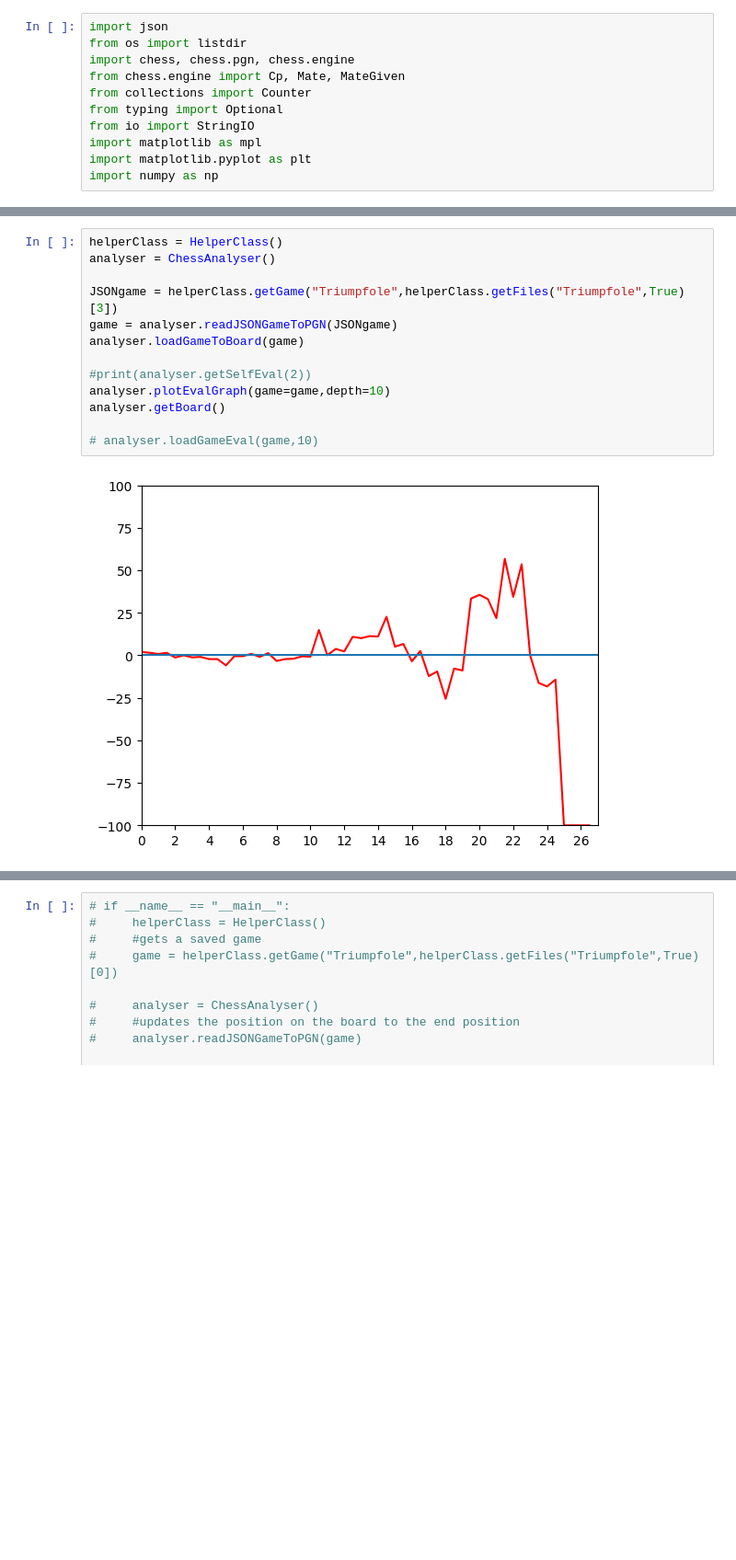
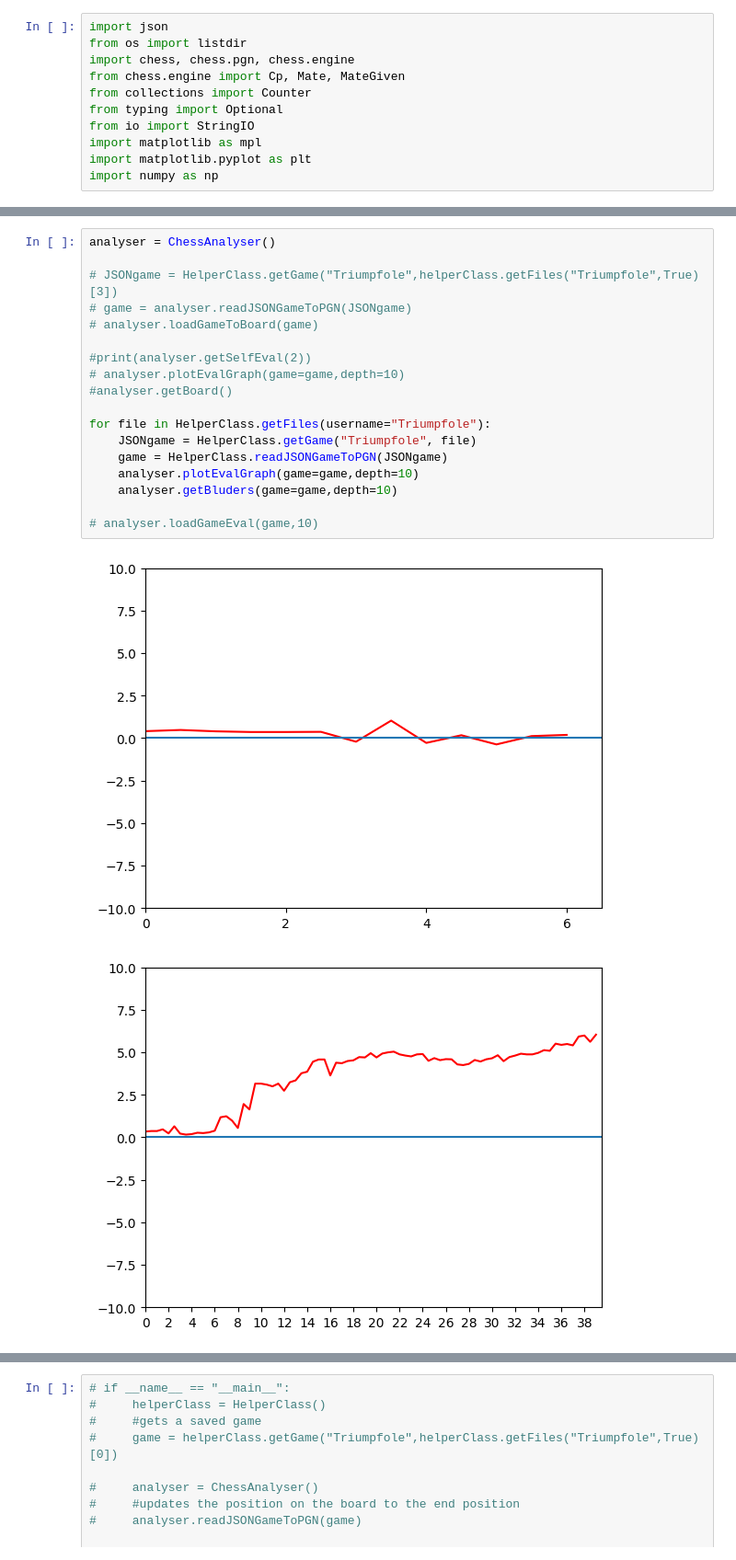
Before and after one commit to Ole-rgb/Chess-Project, a Jupyter notebook: Visualize.ipynb, the cells around one changed output, grey strips where cells are left out. Shown at 92% size. Cells and saved outputs as stored; diff of their text form; blank space fills up the shorter version.

```diff
--- a/Visualize.ipynb
+++ b/Visualize.ipynb
@@ -140,17 +158,23 @@ class ChessAnalyser:
     def quitEngine(self):
         self.engine.quit()
 # %%
-helperClass = HelperClass()
 analyser = ChessAnalyser()
 
-JSONgame = helperClass.getGame("Triumpfole",helperClass.getFiles("Triumpfole",True)[3])
-game = analyser.readJSONGameToPGN(JSONgame)
-analyser.loadGameToBoard(game)
+# JSONgame = HelperClass.getGame("Triumpfole",helperClass.getFiles("Triumpfole",True)[3])
+# game = analyser.readJSONGameToPGN(JSONgame)
+# analyser.loadGameToBoard(game)
 
 #print(analyser.getSelfEval(2))
-analyser.plotEvalGraph(game=game,depth=10)
-analyser.getBoard()
+# analyser.plotEvalGraph(game=game,depth=10)
+#analyser.getBoard()
+
+for file in HelperClass.getFiles(username="Triumpfole"):
+    JSONgame = HelperClass.getGame("Triumpfole", file)
+    game = HelperClass.readJSONGameToPGN(JSONgame)
+    analyser.plotEvalGraph(game=game,depth=10)
+    analyser.getBluders(game=game,depth=10)
 
 # analyser.loadGameEval(game,10)
 # %% [output]
-[figure, old version]
+[figure, new version]
+[figure, added]
```
Also changed, not shown: parts of 3 cells of this notebook.
